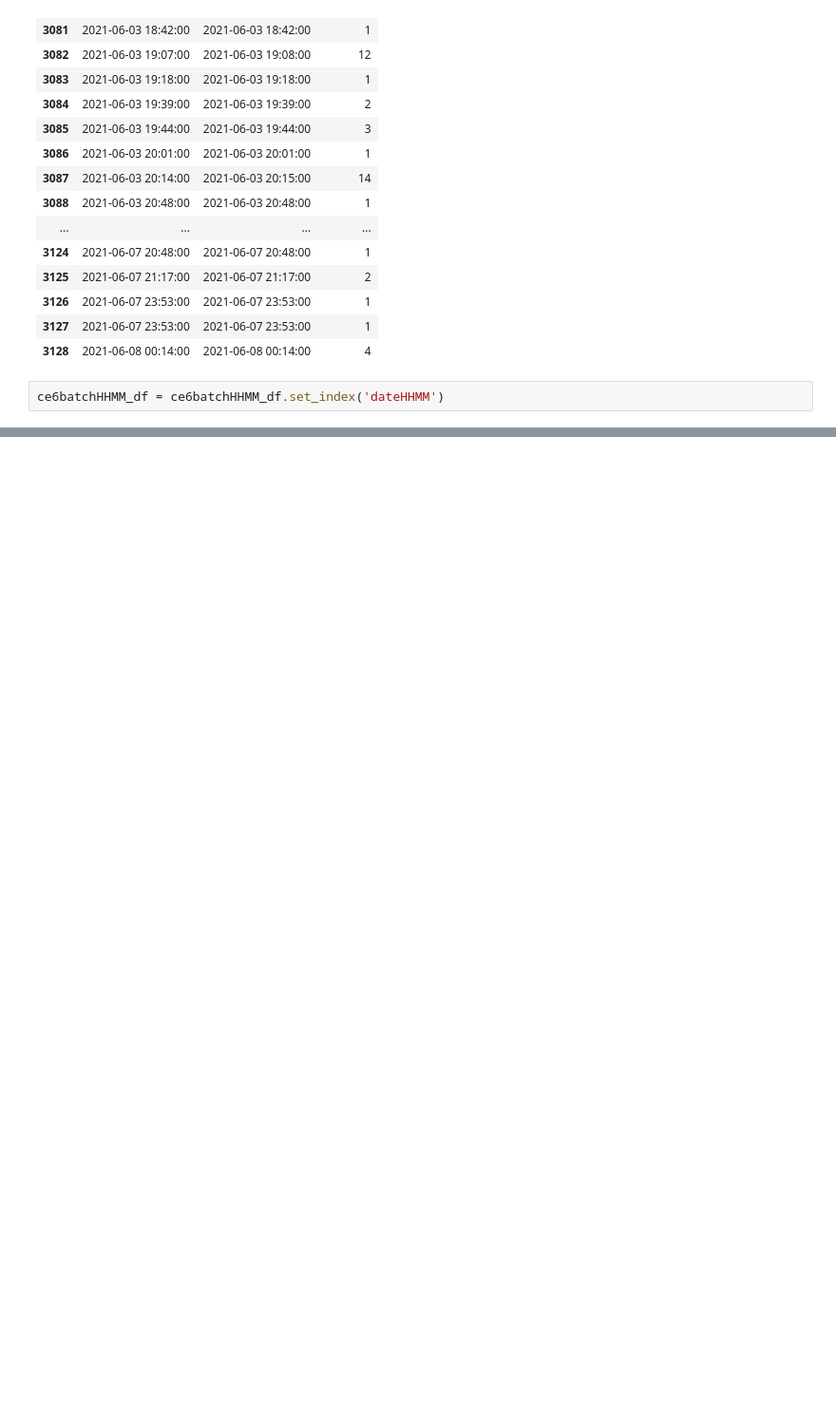
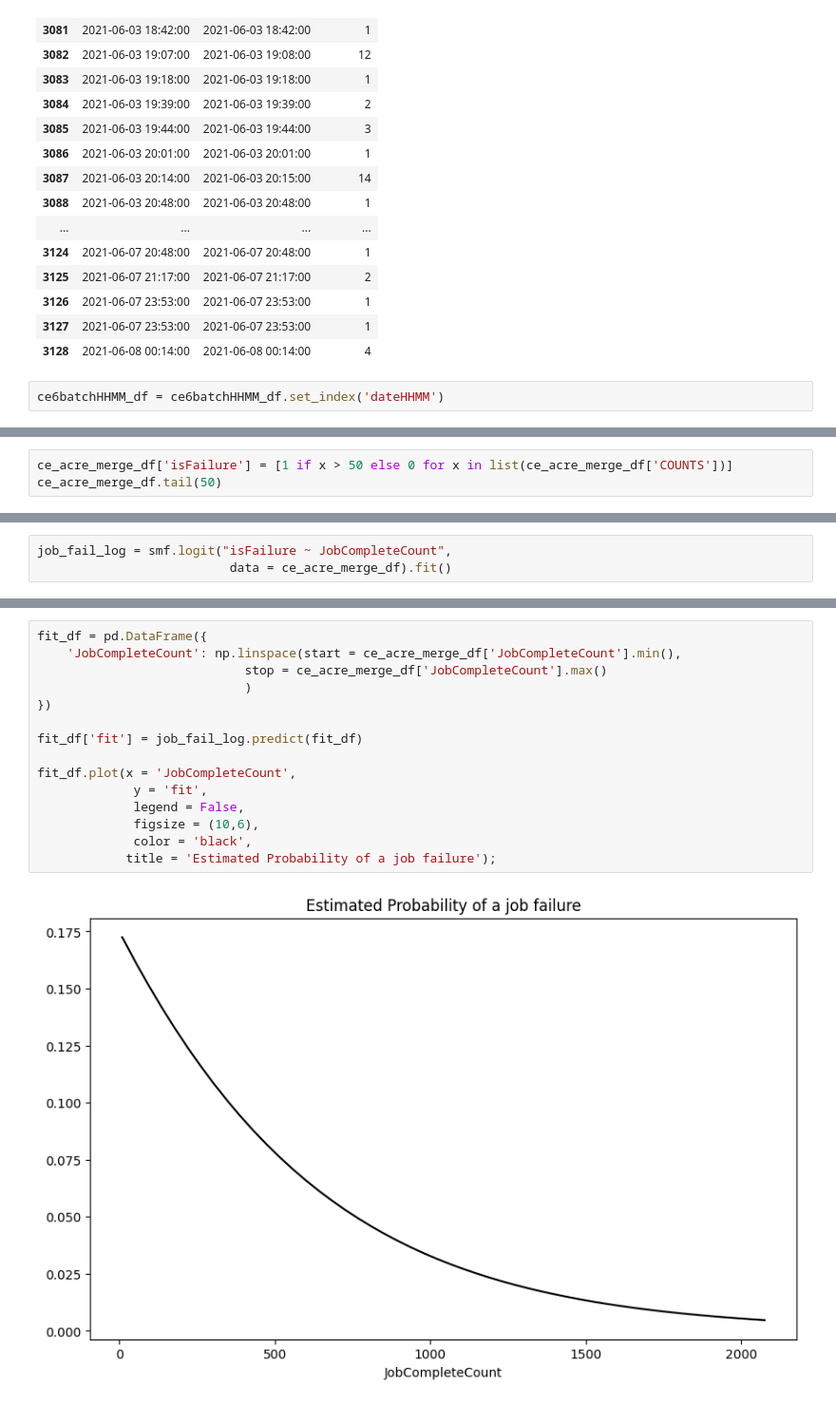
Before and after one commit to nss-data-science-cohort-8/accre-mashed-potatoes, a Jupyter notebook: notebooks/Data Exploration CE5.ipynb, the cells around one changed output, grey strips where cells are left out. Shown at 95% size. Saved outputs shown, nothing was run; the diff lists cells and outputs as text; blank space fills up the shorter version.

```diff
--- a/notebooks/Data Exploration CE5.ipynb
+++ b/notebooks/Data Exploration CE5.ipynb
@@ -1310,0 +1388,3 @@ plt.show()
+# %%
+ce_acre_merge_df['isFailure'] = [1 if x > 50 else 0 for x in list(ce_acre_merge_df['COUNTS'])]
+ce_acre_merge_df.tail(50)
@@ -1310,0 +1409,3 @@ plt.show()
+# %%
+job_fail_log = smf.logit("isFailure ~ JobCompleteCount",
+                          data = ce_acre_merge_df).fit()
@@ -1310,0 +1441,17 @@ plt.show()
+# %%
+fit_df = pd.DataFrame({
+    'JobCompleteCount': np.linspace(start = ce_acre_merge_df['JobCompleteCount'].min(),
+                            stop = ce_acre_merge_df['JobCompleteCount'].max()
+                            )
+})
+
+fit_df['fit'] = job_fail_log.predict(fit_df)
+
+fit_df.plot(x = 'JobCompleteCount',
+             y = 'fit',
+             legend = False,
+             figsize = (10,6),
+             color = 'black',
+            title = 'Estimated Probability of a job failure');
+# %% [output]
+[figure, added]
```
Also changed, not shown: parts of 64 cells of this notebook.
